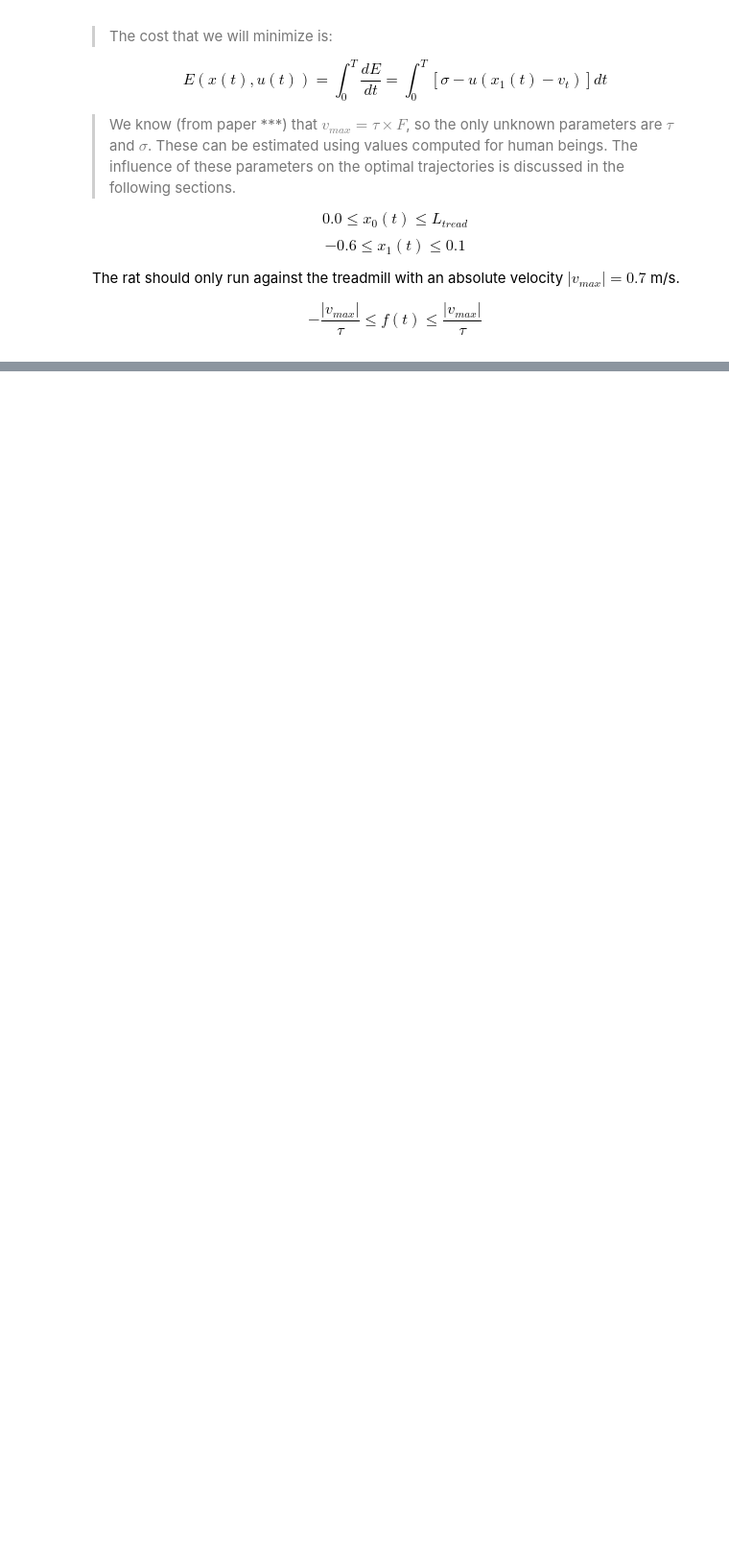
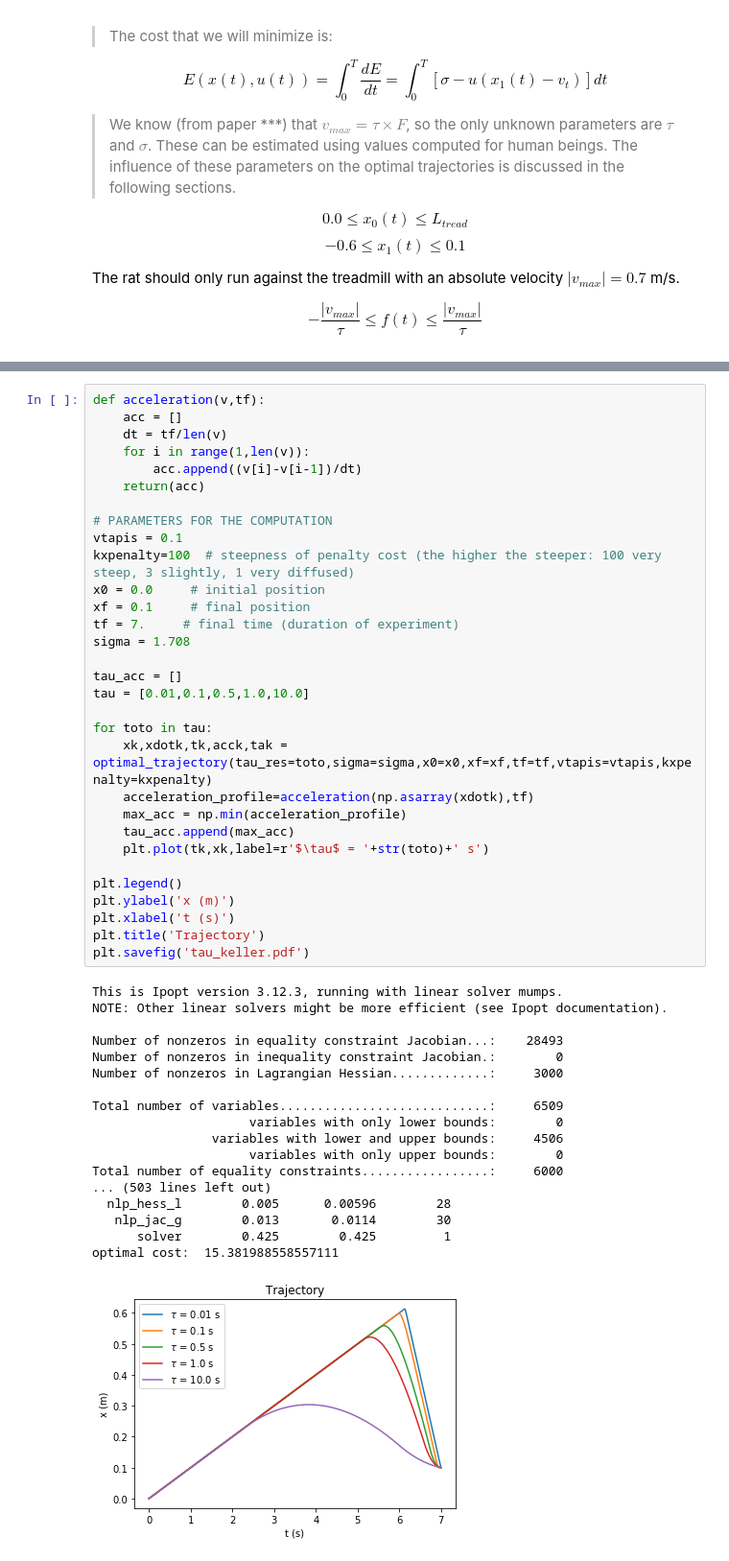
Before and after one commit to remy13127/rat_optimization, a Jupyter notebook: Keller_model.ipynb, the cells around one changed output, grey strips where cells are left out. Shown at 96% size. Cells and saved outputs as stored; diff of their text form; blank space fills up the shorter version.

```diff
--- a/Keller_model.ipynb
+++ b/Keller_model.ipynb
@@ -423,0 +438,50 @@ plt.show()
+# %%
+def acceleration(v,tf):
+    acc = []
+    dt = tf/len(v)
+    for i in range(1,len(v)):
+        acc.append((v[i]-v[i-1])/dt)
+    return(acc)
+
+# PARAMETERS FOR THE COMPUTATION
+vtapis = 0.1
+kxpenalty=100  # steepness of penalty cost (the higher the steeper: 100 very steep, 3 slightly, 1 very diffused)
+x0 = 0.0     # initial position
+xf = 0.1     # final position
+tf = 7.     # final time (duration of experiment)
+sigma = 1.708
+
+tau_acc = []
+tau = [0.01,0.1,0.5,1.0,10.0]
+
+for toto in tau:
+    xk,xdotk,tk,acck,tak = optimal_trajectory(tau_res=toto,sigma=sigma,x0=x0,xf=xf,tf=tf,vtapis=vtapis,kxpenalty=kxpenalty)
+    acceleration_profile=acceleration(np.asarray(xdotk),tf)
+    max_acc = np.min(acceleration_profile)
+    tau_acc.append(max_acc)
+    plt.plot(tk,xk,label=r'$\tau$ = '+str(toto)+' s')
+
+plt.legend()
+plt.ylabel('x (m)')
+plt.xlabel('t (s)')
+plt.title('Trajectory')
+plt.savefig('tau_keller.pdf')
+# %% [output]
+This is Ipopt version 3.12.3, running with linear solver mumps.
+NOTE: Other linear solvers might be more efficient (see Ipopt documentation).
+
+Number of nonzeros in equality constraint Jacobian...:    28493
+Number of nonzeros in inequality constraint Jacobian.:        0
+Number of nonzeros in Lagrangian Hessian.............:     3000
+
+Total number of variables............................:     6509
+                     variables with only lower bounds:        0
+                variables with lower and upper bounds:     4506
+                     variables with only upper bounds:        0
+Total number of equality constraints.................:     6000
+... (503 lines left out)
+  nlp_hess_l        0.005      0.00596        28
+   nlp_jac_g        0.013       0.0114        30
+      solver        0.425        0.425         1
+optimal cost:  15.381988558557111
+[figure, added]
```
Also changed, not shown: parts of 5 cells of this notebook, 1 other file.
